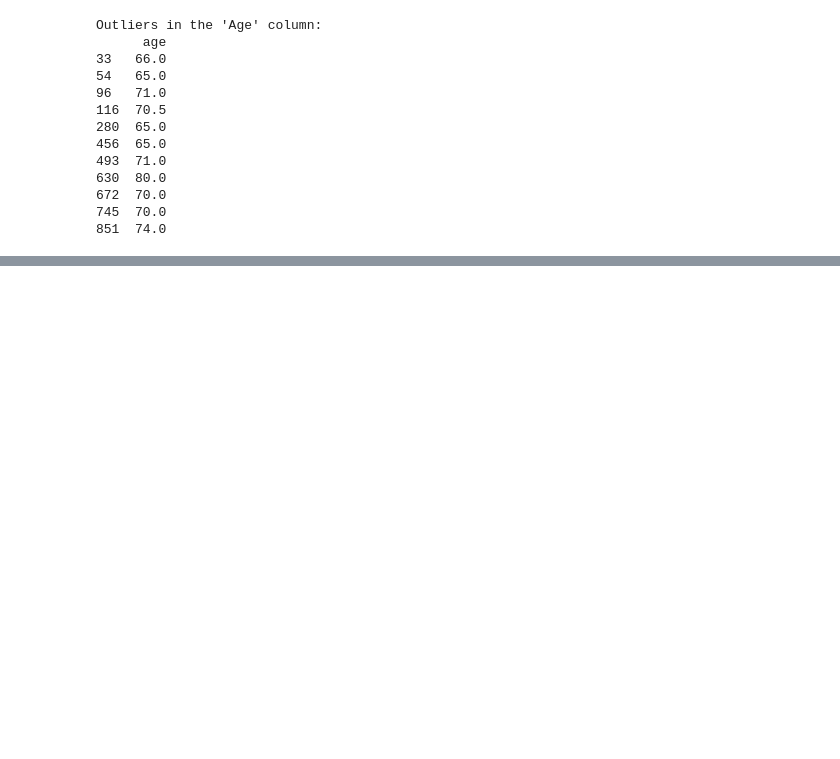
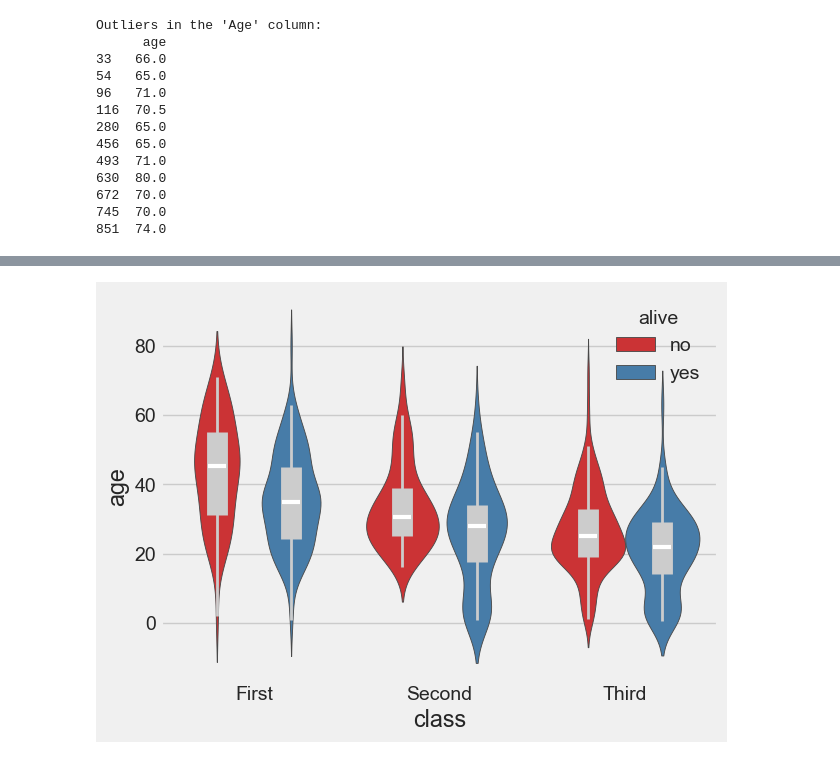
Before and after one commit to PurplePegasus08/My-ML-notes, a Jupyter notebook: Data visualizations/Plots.ipynb, the cells around one changed output, grey strips where cells are left out. Cells and saved outputs as stored; diff of their text form; code cells hidden in the pictures; blank space fills up the shorter version.

```diff
--- a/Data visualizations/Plots.ipynb
+++ b/Data visualizations/Plots.ipynb
@@ -909,0 +939,5 @@ Outliers in the 'Age' column:
+# %%
+sns.violinplot(x=titan['class'],y=titan['age'],data=titan,inner='box',fill=True, inner_kws=dict(box_width=15, whis_width=2, color=".8"),palette='Set1',hue='alive')
+plt.show()
+# %% [output]
+[figure, added]
```
Also changed, not shown: parts of 8 cells of this notebook.
